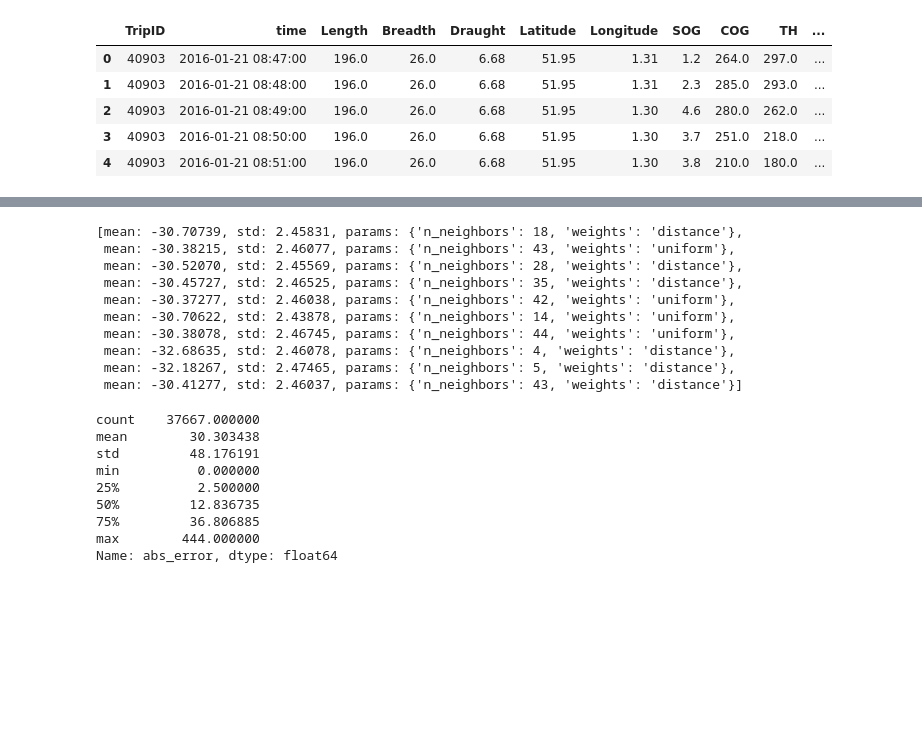
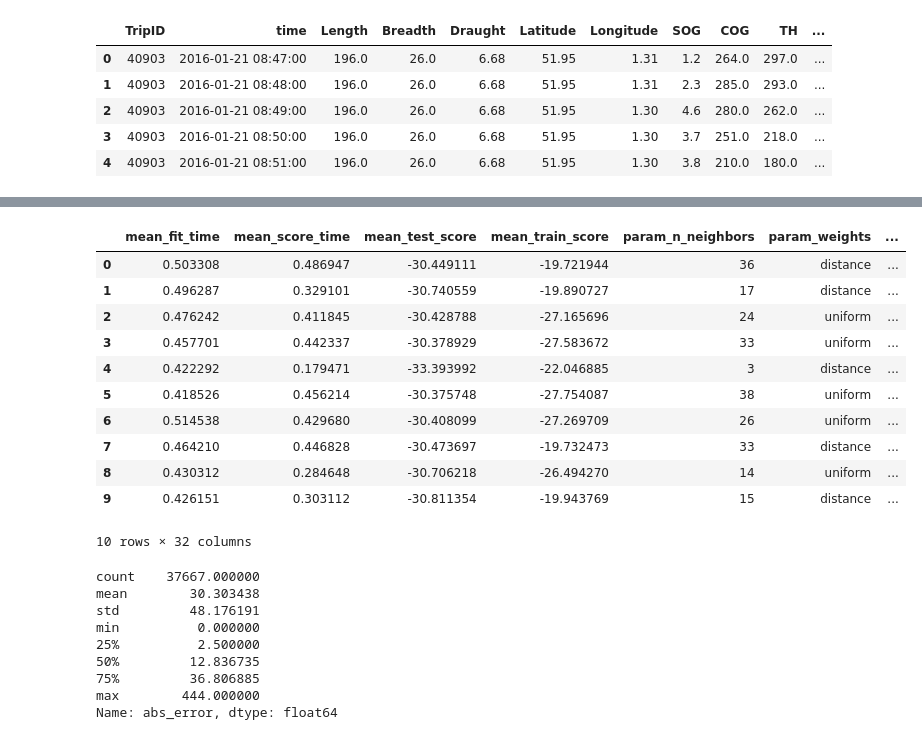
Before and after one commit to jank324/ais-predictor, a Jupyter notebook: data/filter FEL-ROT data.ipynb, the cells around one changed output, grey strips where cells are left out. Cells and saved outputs as stored; diff of their text form; code cells hidden in the pictures; blank space fills up the shorter version.

```diff
--- a/data/filter FEL-ROT data.ipynb
+++ b/data/filter FEL-ROT data.ipynb
@@ -274,8 +274,8 @@ from sklearn.linear_model import LinearRegression
 lin = LinearRegression()
 
 lin_params = dict(normalize = [True, False])
-lin_grid = GridSearchCV(lin, lin_params, cv = cv_splits, scoring = 'neg_mean_absolute_error')
+lin_grid = GridSearchCV(lin, lin_params, cv = cv_splits, return_train_score = True, scoring = 'neg_mean_absolute_error')
 lin_grid.fit(X, y)
 
-lin_grid.grid_scores_
+pd.DataFrame(lin_grid.cv_results_)
 # %% [output]
@@ -284,24 +286,26 @@ lin_grid.grid_scores_
 # %%
 from sklearn.neighbors import KNeighborsRegressor
 
 knn = KNeighborsRegressor()
 
 knn_params = dict(n_neighbors = range(1, 50), weights = ['uniform', 'distance'])
-knn_rand = RandomizedSearchCV(knn, knn_params, cv = cv_splits, scoring = 'neg_mean_absolute_error', n_iter = 10)
+knn_rand = RandomizedSearchCV(knn, knn_params, cv = cv_splits, return_train_score = True, scoring = 'neg_mean_absolute_error', n_iter = 10)
 knn_rand.fit(X, y)
 
-knn_rand.grid_scores_
+pd.DataFrame(knn_rand.cv_results_)
 # %% [output]
+|  | mean_fit_time | mean_score_time | mean_test_score | mean_train_score | param_n_neighbors | param_weights | ... |
+| 0 | 0.503308 | 0.486947 | -30.449111 | -19.721944 | 36 | distance | ... |
+| 1 | 0.496287 | 0.329101 | -30.740559 | -19.890727 | 17 | distance | ... |
+| 2 | 0.476242 | 0.411845 | -30.428788 | -27.165696 | 24 | uniform | ... |
+| 3 | 0.457701 | 0.442337 | -30.378929 | -27.583672 | 33 | uniform | ... |
+| 4 | 0.422292 | 0.179471 | -33.393992 | -22.046885 | 3 | distance | ... |
+| 5 | 0.418526 | 0.456214 | -30.375748 | -27.754087 | 38 | uniform | ... |
+| 6 | 0.514538 | 0.429680 | -30.408099 | -27.269709 | 26 | uniform | ... |
+| 7 | 0.464210 | 0.446828 | -30.473697 | -19.732473 | 33 | distance | ... |
+| 8 | 0.430312 | 0.284648 | -30.706218 | -26.494270 | 14 | uniform | ... |
+| 9 | 0.426151 | 0.303112 | -30.811354 | -19.943769 | 15 | distance | ... |
-[mean: -30.70739, std: 2.45831, params: {'n_neighbors': 18, 'weights': 'distance'},
- mean: -30.38215, std: 2.46077, params: {'n_neighbors': 43, 'weights': 'uniform'},
- mean: -30.52070, std: 2.45569, params: {'n_neighbors': 28, 'weights': 'distance'},
- mean: -30.45727, std: 2.46525, params: {'n_neighbors': 35, 'weights': 'distance'},
- mean: -30.37277, std: 2.46038, params: {'n_neighbors': 42, 'weights': 'uniform'},
- mean: -30.70622, std: 2.43878, params: {'n_neighbors': 14, 'weights': 'uniform'},
- mean: -30.38078, std: 2.46745, params: {'n_neighbors': 44, 'weights': 'uniform'},
- mean: -32.68635, std: 2.46078, params: {'n_neighbors': 4, 'weights': 'distance'},
- mean: -32.18267, std: 2.47465, params: {'n_neighbors': 5, 'weights': 'distance'},
- mean: -30.41277, std: 2.46037, params: {'n_neighbors': 43, 'weights': 'distance'}]
+10 rows × 32 columns
 # %%
 knn_best = KNeighborsRegressor(n_neighbors = 41, weights = 'distance')
 knn_best.fit(X_train, y_train)
```
Also changed, not shown: parts of 2 cells of this notebook.
